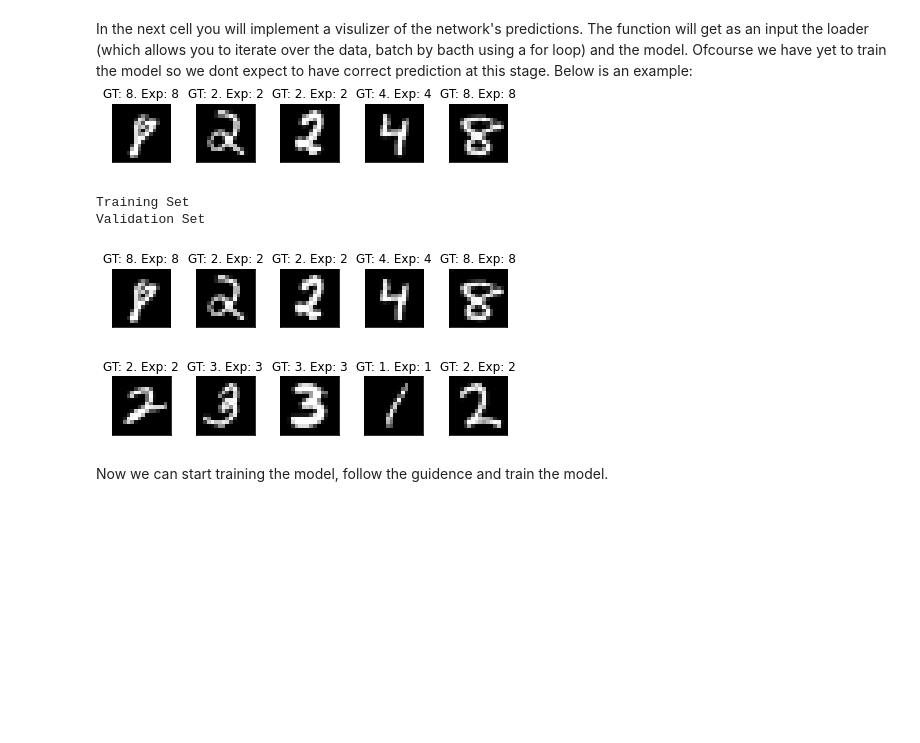
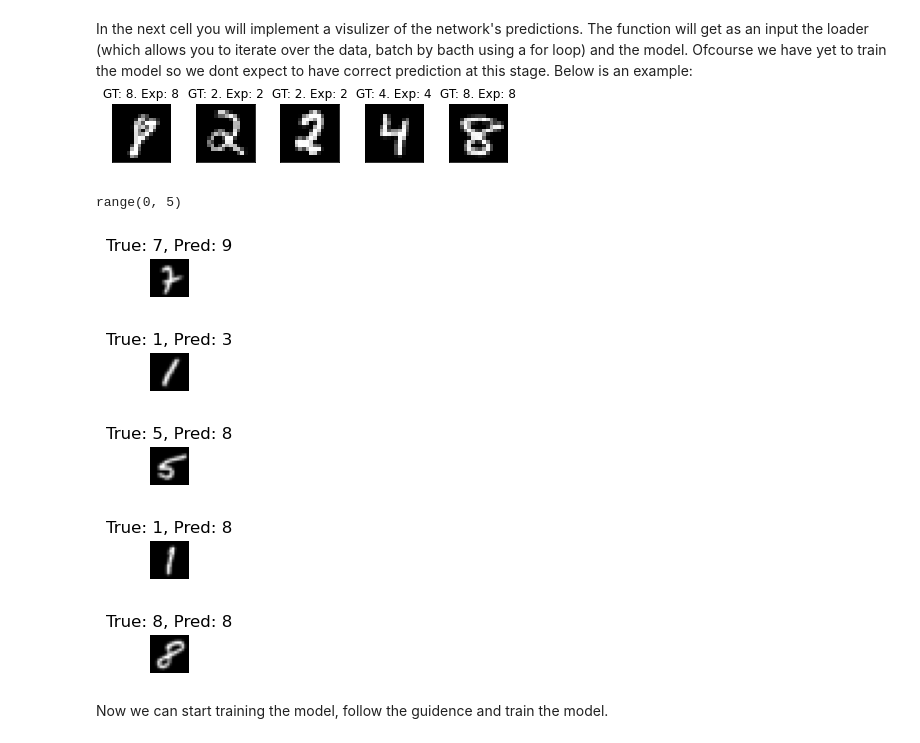
Before and after one commit to MichalZamberg/Hub, a Jupyter notebook: ex-intro-DL.ipynb, the cells around one changed output. Drawn from its saved outputs; the diff is of its cells as text; code cells hidden in the pictures; blank space fills up the shorter version.

```diff
--- a/ex-intro-DL.ipynb
+++ b/ex-intro-DL.ipynb
@@ -134,20 +146,22 @@ class NeuralNetwork(torch.nn.Module):
         # Technical overhead: Save number of pixels to reshape images into vectors
         self.in_features = image_num_pix
         # Define the fully connected layer
-        self.lyr1 = None
+        self.lyr1 = torch.nn.Linear(self.in_features, num_classes)
 
     def forward(self, img: torch.Tensor) -> torch.Tensor:
         # Technical overhead: Used to reshape to avoid RuntimeError when processing 2D data
         img_1 = torch.reshape(img, (img.shape[0], self.in_features))
         # Calculate forward pass using reshape image ("img_1") as input
-        output = None
+        output = self.lyr1(img_1)
         return output
 
 
 # Parameters
 num_classes = 10
 # Question 4.2: Construct model
-image_num_pix = None
+image_num_pix = 16*16
 model = NeuralNetwork(image_num_pix=image_num_pix, num_classes=num_classes)
 # Question 4.3: move model to device
 model = model.to(device=device)
+
+print(model)
@@ -170,9 +188,9 @@ In the following cell you will create a DataLoader object. This object will allo
 # Requirements: set batch size to be 16
 #               train and validation data should be shuffled during each epoch
 #               set the pin_memory option to be the variable 'pin_memory_flag'
-batch_size = None
-train_loader = None
-val_loader = None
+batch_size = 16
+train_loader = DataLoader(train_dataset,batch_size=batch_size,shuffle=True,pin_memory=pin_memory_flag)
+val_loader = DataLoader(val_dataset,batch_size=batch_size,shuffle=True,pin_memory=pin_memory_flag)
 # %% [markdown]
 In the next cell you will implement a visulizer of the network's predictions.
 The function will get as an input the loader (which allows you to iterate over the data, batch by bacth using a for loop) and the model. Ofcourse we have yet to train the model so we dont expect to have correct prediction at this stage.
@@ -181,16 +199,41 @@ Below is an example:
 # %%
 # Question 7.1: Plot images, ground truths and predictions, use model.forward() for model evaluation
 import matplotlib.pyplot as plt
 
 def plot_example(loader,model, device, num_imgs=5):
-  pass
+    model.eval()
+    images_displayed = 0
+    for imgs, labels in loader:
+        imgs, labels = imgs.to(device), labels.to(device)
+        outputs = model.forward(imgs)
+        _, preds = torch.max(outputs, 1)
+        print(range(0,num_imgs))
+        for i in range(0,num_imgs):
+            if images_displayed >= num_imgs:
+                break
+            plt.figure(figsize=(0.5,0.5))
 
-pass
+            img = imgs[i].cpu().detach().numpy().squeeze()
+
+            plt.imshow(img, cmap='gray')  # Plot the image
+            plt.title(f"True: {labels[i].item()}, Pred: {preds[i].item()}")
+            plt.axis('off')
+            plt.show()
+
+            images_displayed += 1
+
+        if images_displayed >= num_imgs:
+            break
+    model.train()
+
+plot_example(val_loader, model, device)
 # %% [output]
-Training Set
-Validation Set
+range(0, 5)
-[figure, old version]
+[figure, new version]
-[figure, old version]
+[figure, new version]
+[figure, added]
+[figure, added]
+[figure, added]
 # %% [markdown]
 Now we can start training the model, follow the guidence and train the model.
 # %%
```
Also changed, not shown: parts of 9 cells of this notebook, 7 other files.
